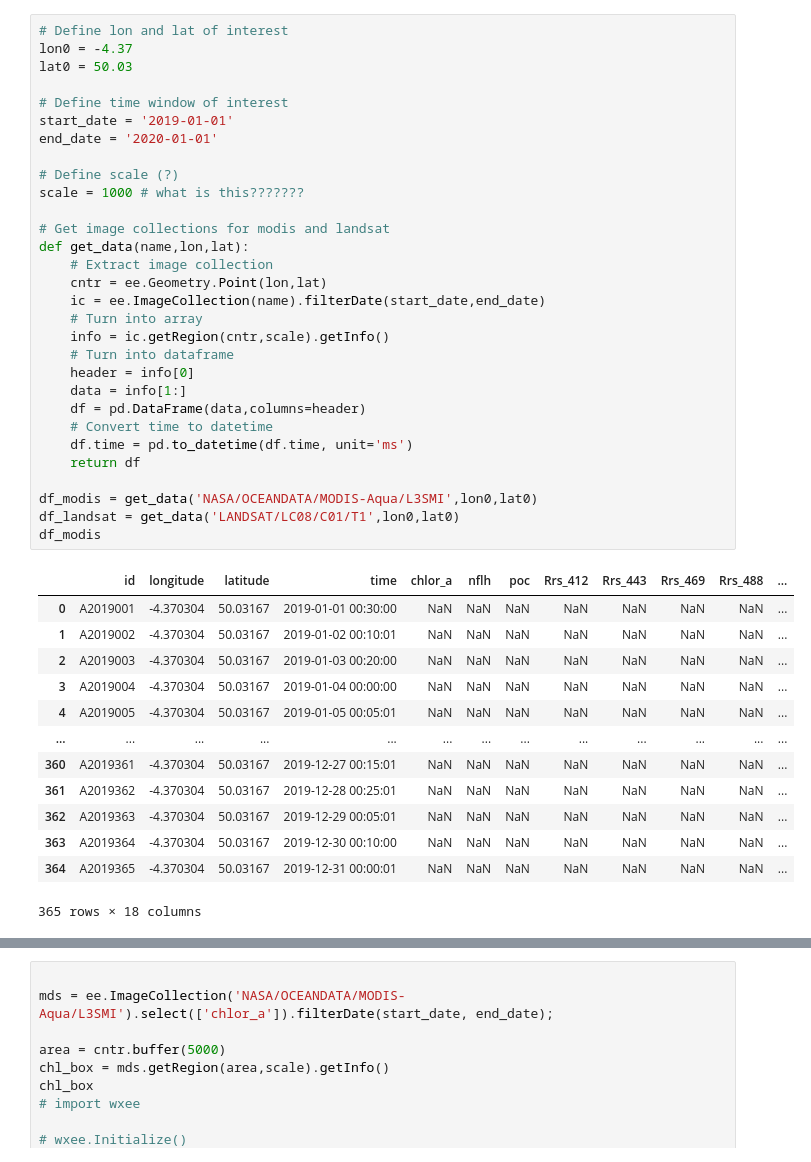
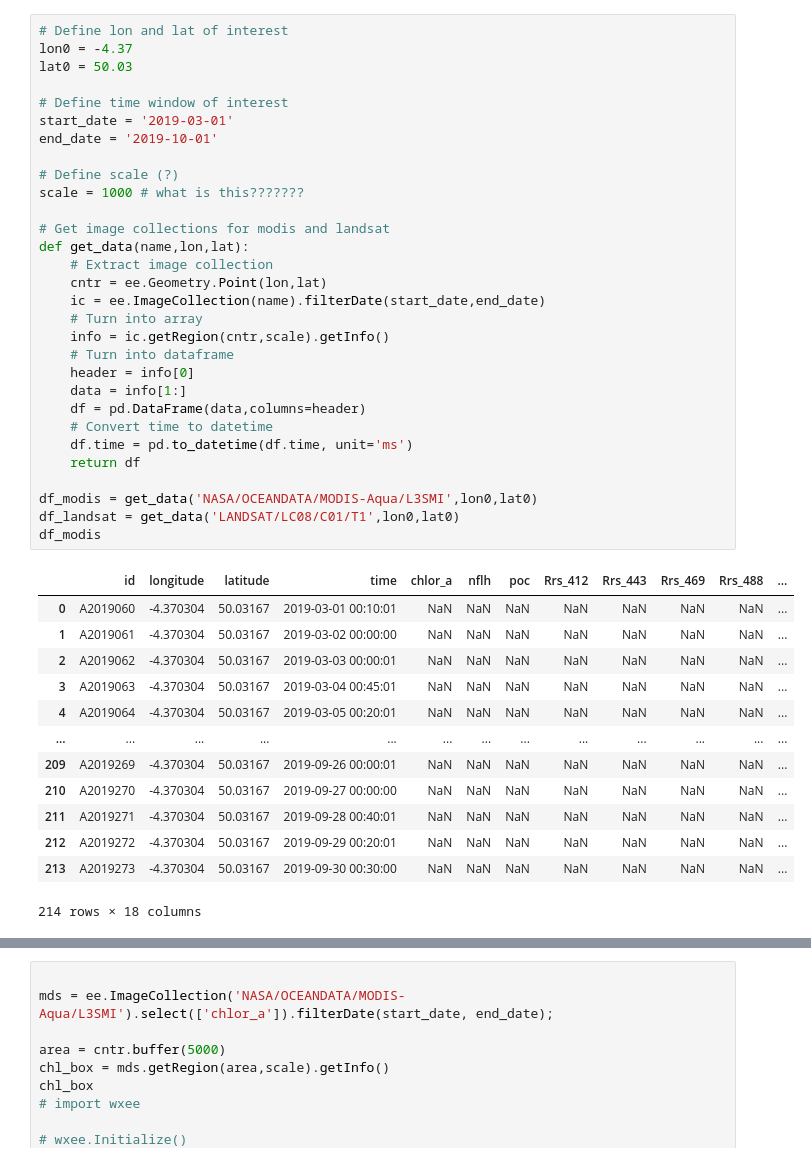
Before and after one commit to eejco/pp-bermuda, a Jupyter notebook: modis-aqua-chl.ipynb, the cells around one changed output, grey strips where cells are left out. Drawn from its saved outputs; the diff is of its cells as text.

```diff
--- a/modis-aqua-chl.ipynb
+++ b/modis-aqua-chl.ipynb
@@ -20,47 +20,47 @@ Successfully saved authorization token.
 # %%
 # Define lon and lat of interest
 lon0 = -4.37
 lat0 = 50.03
 
 # Define time window of interest
-start_date = '2019-01-01'
-end_date = '2020-01-01'
+start_date = '2019-03-01'
+end_date = '2019-10-01'
 
 # Define scale (?)
 scale = 1000 # what is this???????
 
 # Get image collections for modis and landsat
 def get_data(name,lon,lat):
     # Extract image collection
     cntr = ee.Geometry.Point(lon,lat)
     ic = ee.ImageCollection(name).filterDate(start_date,end_date)
     # Turn into array
     info = ic.getRegion(cntr,scale).getInfo()
     # Turn into dataframe
     header = info[0]
     data = info[1:]
     df = pd.DataFrame(data,columns=header)
     # Convert time to datetime
     df.time = pd.to_datetime(df.time, unit='ms')
     return df
 
 df_modis = get_data('NASA/OCEANDATA/MODIS-Aqua/L3SMI',lon0,lat0)
 df_landsat = get_data('LANDSAT/LC08/C01/T1',lon0,lat0)
 df_modis
 # %% [output]
 |  | id | longitude | latitude | time | chlor_a | nflh | poc | Rrs_412 | Rrs_443 | Rrs_469 | Rrs_488 | ... |
-| 0 | A2019001 | -4.370304 | 50.03167 | 2019-01-01 00:30:00 | NaN | NaN | NaN | NaN | NaN | NaN | NaN | ... |
-| 1 | A2019002 | -4.370304 | 50.03167 | 2019-01-02 00:10:01 | NaN | NaN | NaN | NaN | NaN | NaN | NaN | ... |
-| 2 | A2019003 | -4.370304 | 50.03167 | 2019-01-03 00:20:00 | NaN | NaN | NaN | NaN | NaN | NaN | NaN | ... |
-| 3 | A2019004 | -4.370304 | 50.03167 | 2019-01-04 00:00:00 | NaN | NaN | NaN | NaN | NaN | NaN | NaN | ... |
-| 4 | A2019005 | -4.370304 | 50.03167 | 2019-01-05 00:05:01 | NaN | NaN | NaN | NaN | NaN | NaN | NaN | ... |
+| 0 | A2019060 | -4.370304 | 50.03167 | 2019-03-01 00:10:01 | NaN | NaN | NaN | NaN | NaN | NaN | NaN | ... |
+| 1 | A2019061 | -4.370304 | 50.03167 | 2019-03-02 00:00:00 | NaN | NaN | NaN | NaN | NaN | NaN | NaN | ... |
+| 2 | A2019062 | -4.370304 | 50.03167 | 2019-03-03 00:00:01 | NaN | NaN | NaN | NaN | NaN | NaN | NaN | ... |
+| 3 | A2019063 | -4.370304 | 50.03167 | 2019-03-04 00:45:01 | NaN | NaN | NaN | NaN | NaN | NaN | NaN | ... |
+| 4 | A2019064 | -4.370304 | 50.03167 | 2019-03-05 00:20:01 | NaN | NaN | NaN | NaN | NaN | NaN | NaN | ... |
 | ... | ... | ... | ... | ... | ... | ... | ... | ... | ... | ... | ... | ... |
-| 360 | A2019361 | -4.370304 | 50.03167 | 2019-12-27 00:15:01 | NaN | NaN | NaN | NaN | NaN | NaN | NaN | ... |
-| 361 | A2019362 | -4.370304 | 50.03167 | 2019-12-28 00:25:01 | NaN | NaN | NaN | NaN | NaN | NaN | NaN | ... |
-| 362 | A2019363 | -4.370304 | 50.03167 | 2019-12-29 00:05:01 | NaN | NaN | NaN | NaN | NaN | NaN | NaN | ... |
-| 363 | A2019364 | -4.370304 | 50.03167 | 2019-12-30 00:10:00 | NaN | NaN | NaN | NaN | NaN | NaN | NaN | ... |
-| 364 | A2019365 | -4.370304 | 50.03167 | 2019-12-31 00:00:01 | NaN | NaN | NaN | NaN | NaN | NaN | NaN | ... |
+| 209 | A2019269 | -4.370304 | 50.03167 | 2019-09-26 00:00:01 | NaN | NaN | NaN | NaN | NaN | NaN | NaN | ... |
+| 210 | A2019270 | -4.370304 | 50.03167 | 2019-09-27 00:00:00 | NaN | NaN | NaN | NaN | NaN | NaN | NaN | ... |
+| 211 | A2019271 | -4.370304 | 50.03167 | 2019-09-28 00:40:01 | NaN | NaN | NaN | NaN | NaN | NaN | NaN | ... |
+| 212 | A2019272 | -4.370304 | 50.03167 | 2019-09-29 00:20:01 | NaN | NaN | NaN | NaN | NaN | NaN | NaN | ... |
+| 213 | A2019273 | -4.370304 | 50.03167 | 2019-09-30 00:30:00 | NaN | NaN | NaN | NaN | NaN | NaN | NaN | ... |
-365 rows × 18 columns
+214 rows × 18 columns
 # %%
 # plot modis time series for sst and chloro
 x=df_modis['time']
```
Also changed, not shown: parts of 22 cells of this notebook.
